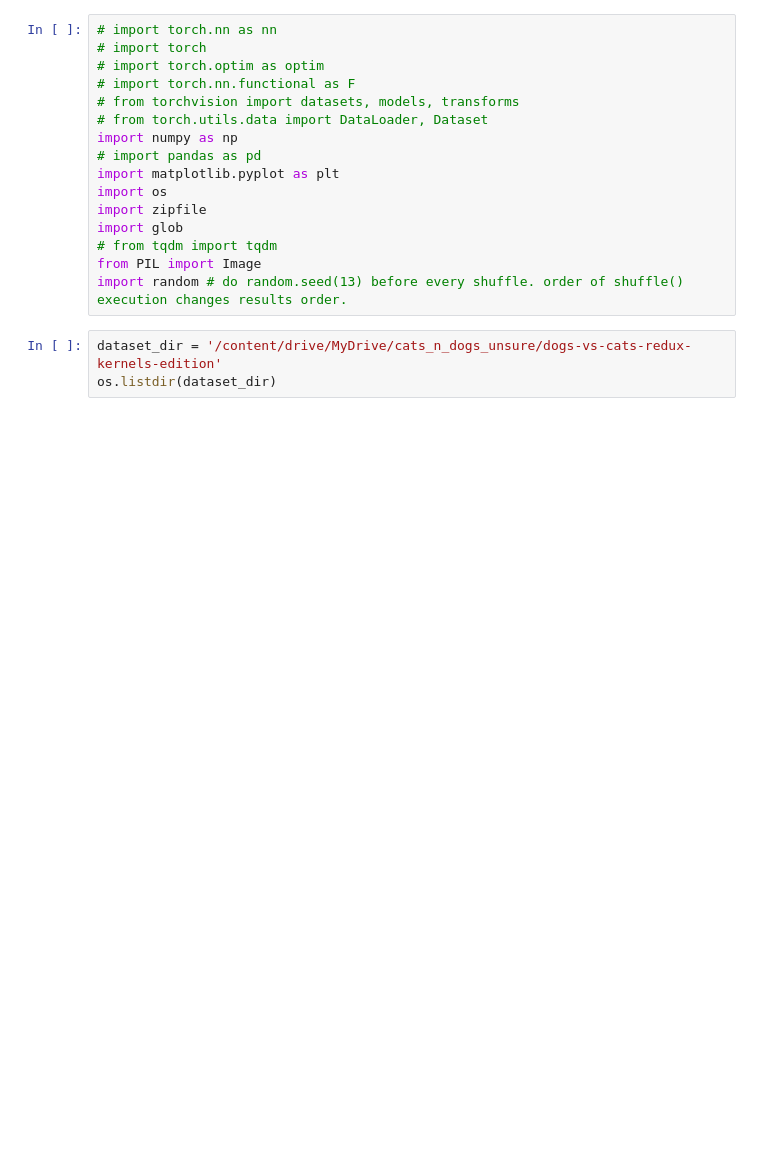
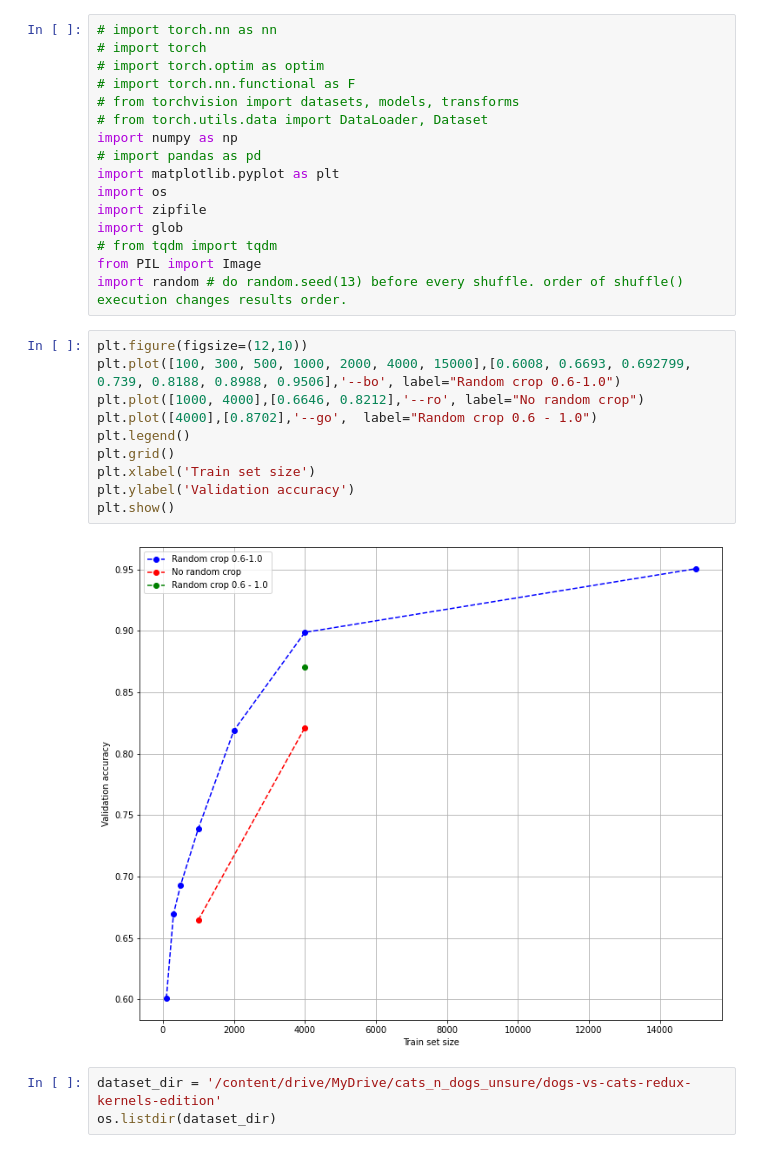
Before and after one commit to Huxwell/ColabNNs, a Jupyter notebook: cats_n_dogs_create_hybrids_pynb.ipynb, the cells around one changed output. Cells and saved outputs as stored; diff of their text form; blank space fills up the shorter version.

Commit message:
Plot for different random crop augmentation variants.

```diff
--- a/cats_n_dogs_create_hybrids_pynb.ipynb
+++ b/cats_n_dogs_create_hybrids_pynb.ipynb
@@ -16,6 +16,18 @@ import glob
 # from tqdm import tqdm
 from PIL import Image
 import random # do random.seed(13) before every shuffle. order of shuffle() execution changes results order.
+# %%
+plt.figure(figsize=(12,10))
+plt.plot([100, 300, 500, 1000, 2000, 4000, 15000],[0.6008, 0.6693, 0.692799,  0.739, 0.8188, 0.8988, 0.9506],'--bo', label="Random crop 0.6-1.0")
+plt.plot([1000, 4000],[0.6646, 0.8212],'--ro', label="No random crop")
+plt.plot([4000],[0.8702],'--go',  label="Random crop 0.6 - 1.0")
+plt.legend()
+plt.grid()
+plt.xlabel('Train set size')
+plt.ylabel('Validation accuracy')
+plt.show()
+# %% [output]
+[figure, added]
 # %%
 dataset_dir = '/content/drive/MyDrive/cats_n_dogs_unsure/dogs-vs-cats-redux-kernels-edition'
 os.listdir(dataset_dir)
```
Also changed, not shown: parts of 3 cells of this notebook.
